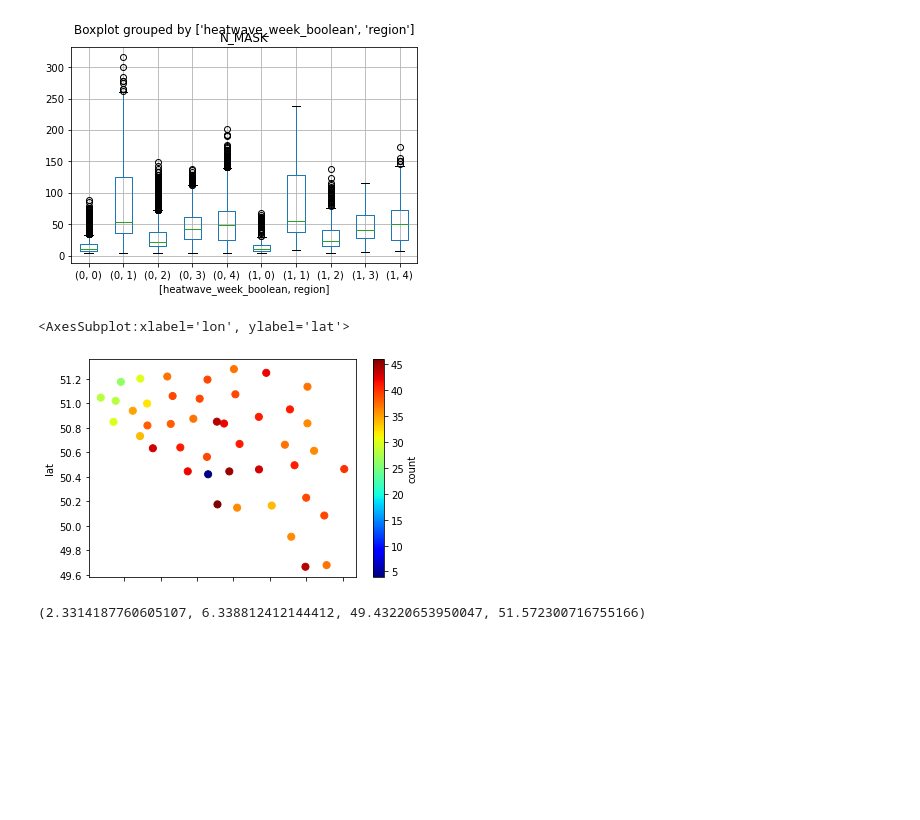
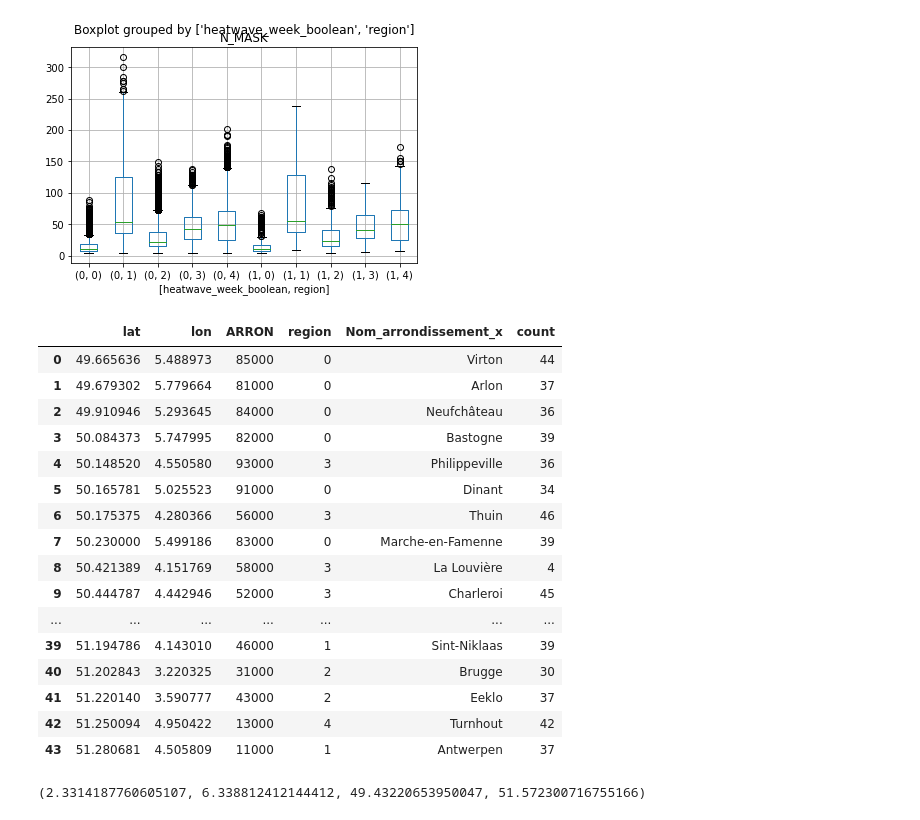
Before and after one commit to mariobecerra/mda_project, a Jupyter notebook: code/EDA.ipynb, the cells around one changed output. Drawn from its saved outputs; the diff is of its cells as text; code cells hidden in the pictures; blank space fills up the shorter version.

```diff
--- a/code/EDA.ipynb
+++ b/code/EDA.ipynb
@@ -153,13 +153,28 @@ plot=df.boxplot(column='N_MASK',by=['heatwave_week_boolean','region'])
 # %% [output]
 [figure]
 # %%
-wavebyreg=df.groupby(['lat','lon','ARRON'])['heatwave_week_boolean'].sum().reset_index(name='count')
+wavebyreg=df.groupby(['lat','lon','ARRON','region','Nom_arrondissement_x'])['heatwave_week_boolean'].sum().reset_index(name='count')
 wavebyreg
 
-wavebyreg.plot.scatter(y='lat',x='lon',c='count',cmap="jet", s=50)
+#wavebyreg.plot.scatter(y='lat',x='lon',c='count',cmap="jet", s=50)
 # %% [output]
-<AxesSubplot:xlabel='lon', ylabel='lat'>
-[figure, removed]
+|  | lat | lon | ARRON | region | Nom_arrondissement_x | count |
+| 0 | 49.665636 | 5.488973 | 85000 | 0 | Virton | 44 |
+| 1 | 49.679302 | 5.779664 | 81000 | 0 | Arlon | 37 |
+| 2 | 49.910946 | 5.293645 | 84000 | 0 | Neufchâteau | 36 |
+| 3 | 50.084373 | 5.747995 | 82000 | 0 | Bastogne | 39 |
+| 4 | 50.148520 | 4.550580 | 93000 | 3 | Philippeville | 36 |
+| 5 | 50.165781 | 5.025523 | 91000 | 0 | Dinant | 34 |
+| 6 | 50.175375 | 4.280366 | 56000 | 3 | Thuin | 46 |
+| 7 | 50.230000 | 5.499186 | 83000 | 0 | Marche-en-Famenne | 39 |
+| 8 | 50.421389 | 4.151769 | 58000 | 3 | La Louvière | 4 |
+| 9 | 50.444787 | 4.442946 | 52000 | 3 | Charleroi | 45 |
+| ... | ... | ... | ... | ... | ... | ... |
+| 39 | 51.194786 | 4.143010 | 46000 | 1 | Sint-Niklaas | 39 |
+| 40 | 51.202843 | 3.220325 | 31000 | 2 | Brugge | 30 |
+| 41 | 51.220140 | 3.590777 | 43000 | 2 | Eeklo | 37 |
+| 42 | 51.250094 | 4.950422 | 13000 | 4 | Turnhout | 42 |
+| 43 | 51.280681 | 4.505809 | 11000 | 1 | Antwerpen | 37 |
 # %%
 import geopandas
 import matplotlib.pyplot as plt
```
Also changed, not shown: parts of 3 cells of this notebook, 1 other file.
